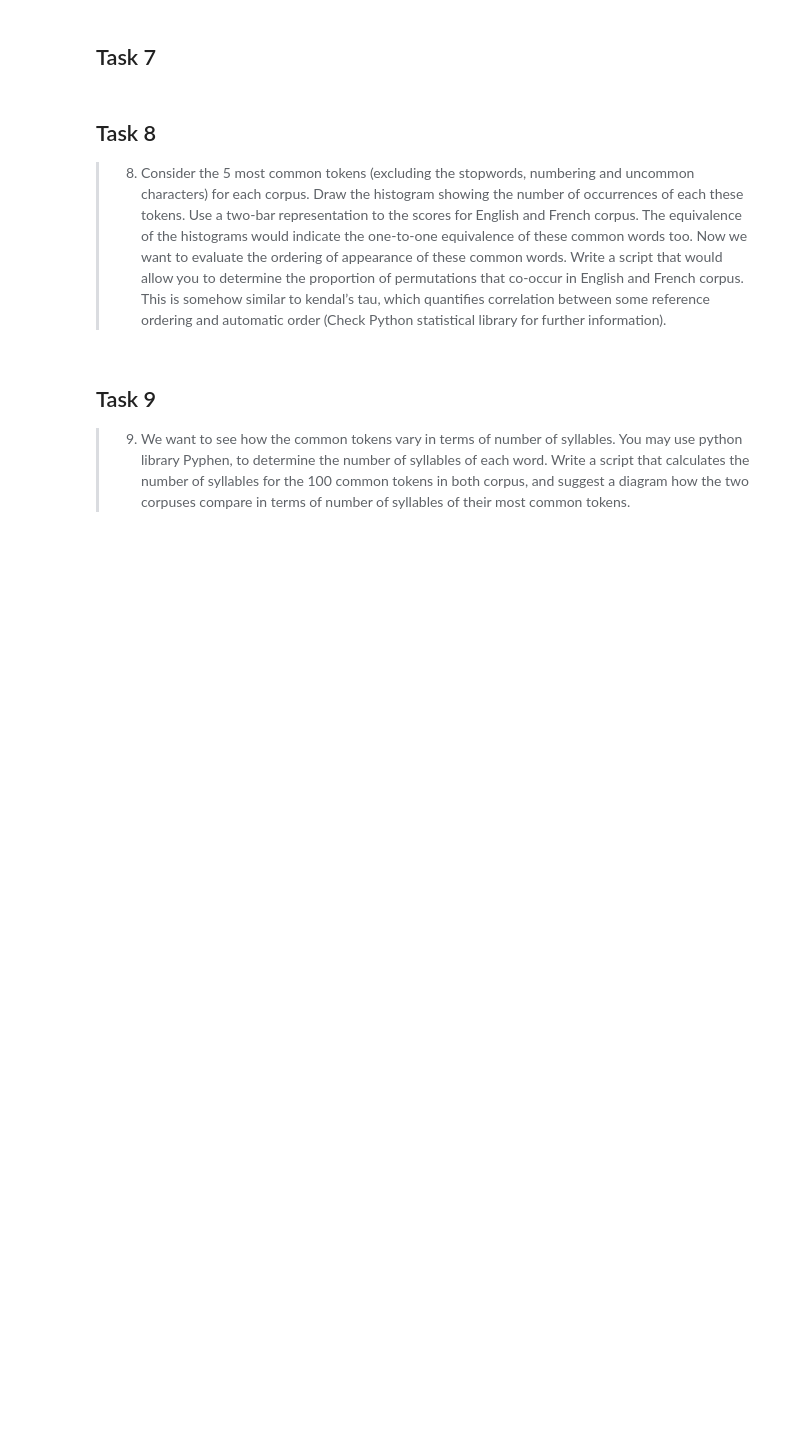
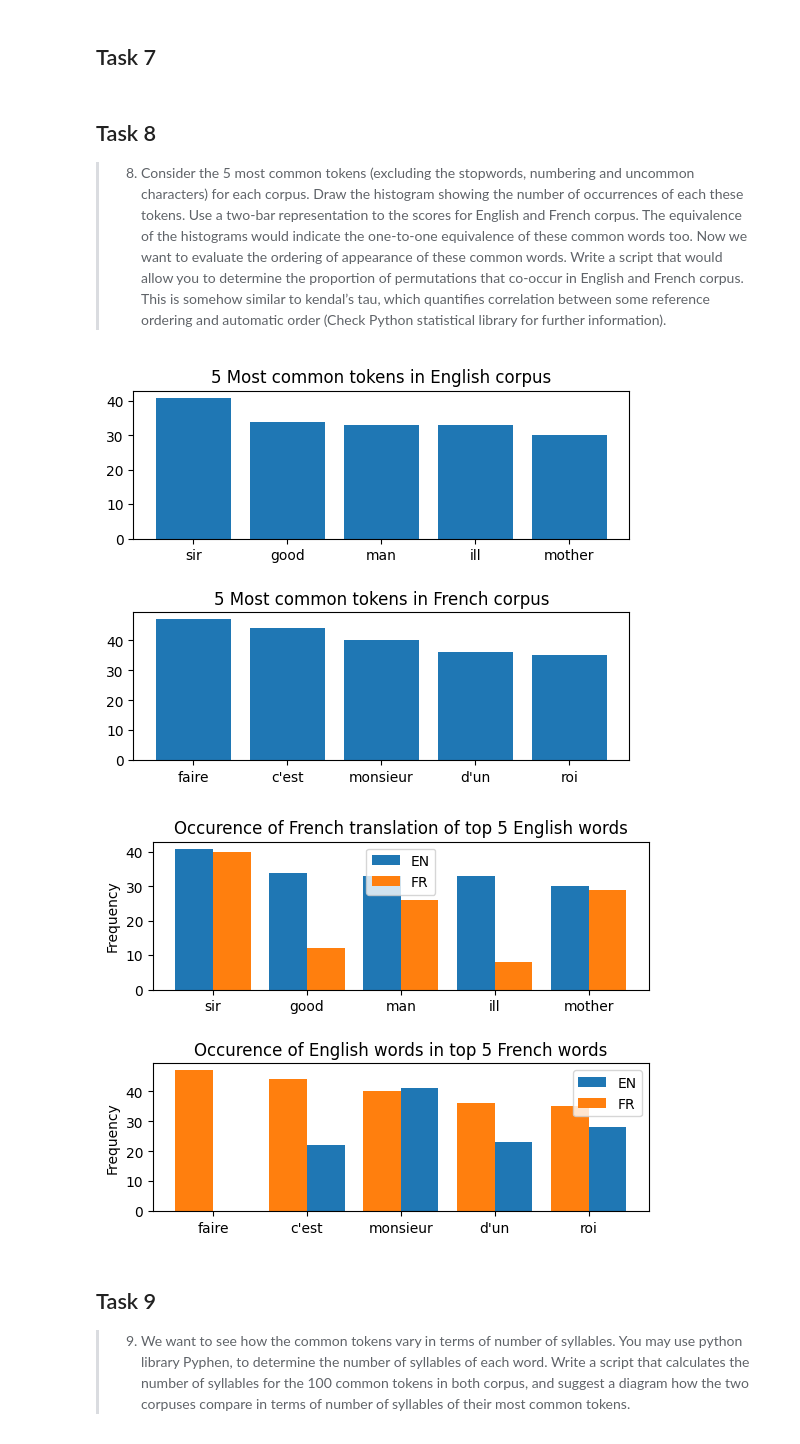
Before and after one commit to OMP404/NLP, a Jupyter notebook: Hamlet.ipynb, the cells around one changed output. Cells and saved outputs as stored; diff of their text form; code cells hidden in the pictures; blank space fills up the shorter version.

```diff
--- a/Hamlet.ipynb
+++ b/Hamlet.ipynb
@@ -586,33 +630,64 @@ def remove_act_separation(wordlist):
                 final_list.append(word)
     return final_list
 
 
 #Counter() creates a dictionary with the words as keys and their frequency as values
 freqEN = Counter(remove_act_separation(noStopwEN))
 freqFR = Counter(remove_act_separation(noStopwFR))
 
 # top 100 most common words
 top100EN = freqEN.most_common(100)
 top100FR = freqFR.most_common(100)
 
 # top 5 wrods in each languageillmother
 top5EN = freqEN.most_common(5)
 top5FR = freqFR.most_common(5)
 
 #make subplots
 fig, axs = plt.subplots(2)
 axs[0].bar(range(len(top5EN)), [val[1] for val in top5EN], align='center')
 axs[0].set_title('5 Most common tokens in English corpus')
 axs[0].set_xticks(range(len(top5EN)))
 axs[0].set_xticklabels([val[0] for val in top5EN])  # give labels to x-axis
 axs[1].bar(range(len(top5FR)), [val[1] for val in top5FR], align='center')
 axs[1].set_title('5 Most common tokens in French corpus')
 axs[1].set_xticks(range(len(top5FR)))
 axs[1].set_xticklabels([val[0] for val in top5FR])
+plt.subplots_adjust(hspace=0.5)
+
 plt.show()
 
 # top 5 words for english = sir, good, man, ill, mother
 # equivalent for french = monsieur, bon(ne), homme, mal, mere
+
+# these were searched manually using google translate
+pair_to_EN = [('monsieur', 40), ('bonne', 12), ('homme', 26), ('mal', 8), ('mère', 29)]
+
+# top 5 words for french = faire, c'est, monsieur, d'un, roi
+# equivalent for english = x, 'tis, sir, thy, king
+pair_to_FR = [('(not available)', 0), ('tis', 22), ('sir', 41), ('thy', 23), ('king', 28)]
+
+fig, axs = plt.subplots(2)
+
+X_axis = np.arange(len(top5EN))
+axs[0].bar(X_axis - 0.2, [val[1] for val in top5EN], 0.4, label = 'EN')
+axs[0].bar(X_axis + 0.2, [val[1] for val in pair_to_EN], 0.4, label = 'FR')
+axs[0].set_xticks(X_axis, [val[0] for val in top5EN])
+axs[0].set_ylabel("Frequency")
+axs[0].set_title("Occurence of French translation of top 5 English words")
+axs[0].legend()
+
+axs[1].bar(X_axis + 0.2, [val[1] for val in pair_to_FR], 0.4, label = 'EN')
+axs[1].bar(X_axis - 0.2, [val[1] for val in top5FR], 0.4, label = 'FR')
+axs[1].set_xticks(X_axis, [val[0] for val in top5FR])
+axs[1].set_ylabel("Frequency")
+axs[1].set_title("Occurence of English words in top 5 French words")
+axs[1].legend()
+plt.subplots_adjust(hspace=0.5)
+plt.show()
+# %% [output]
+[figure, added]
+[figure, added]
 # %% [markdown]
 
 ## Task 9
```
Also changed, not shown: parts of 9 cells of this notebook, 4 other files.
